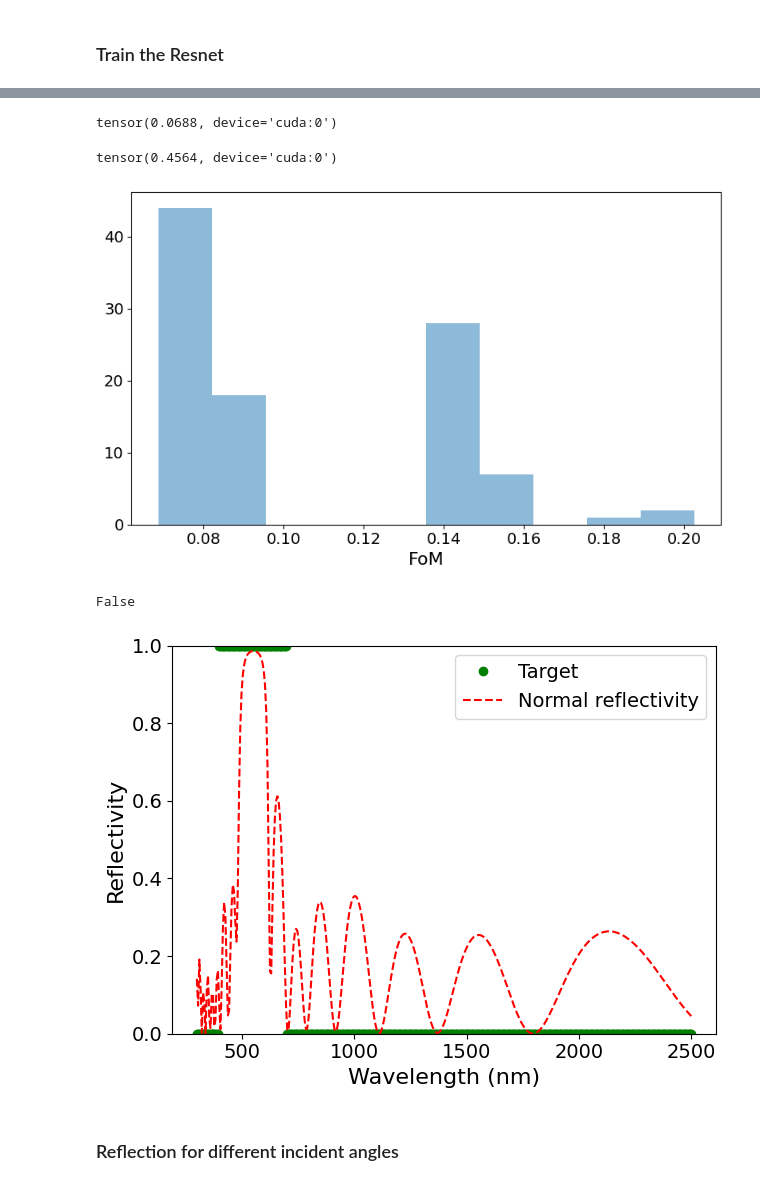
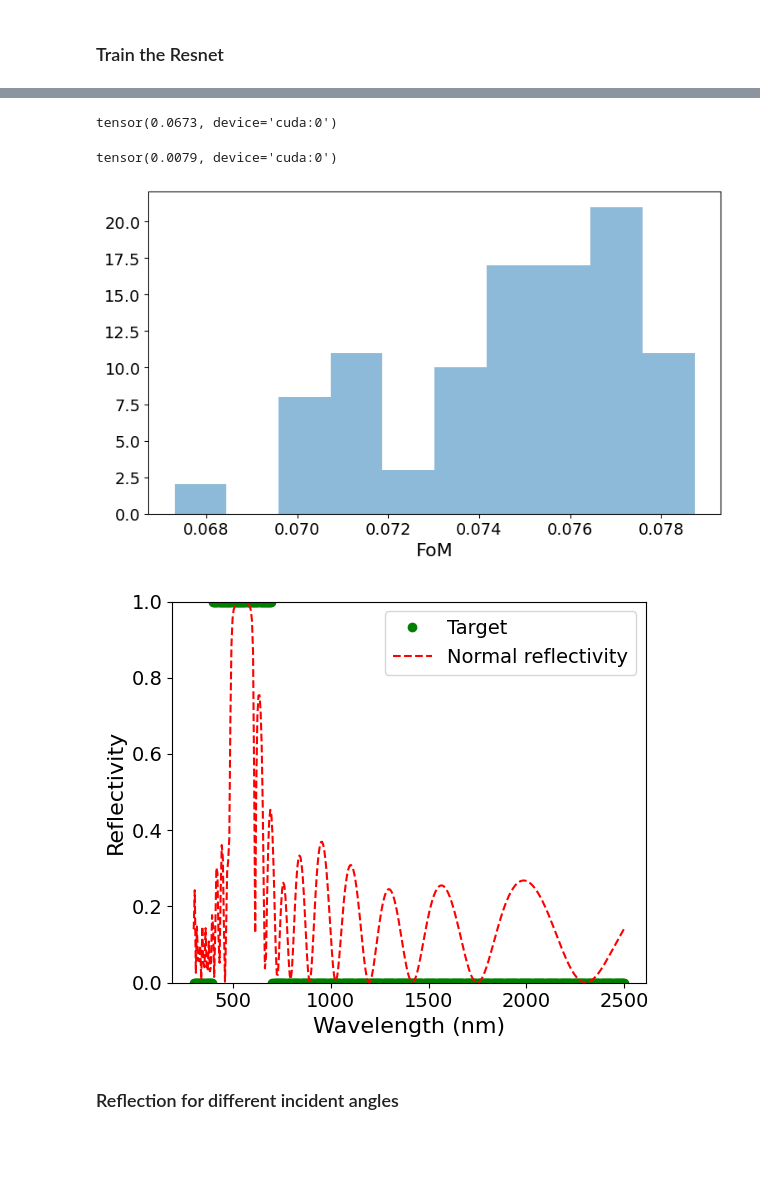
Before and after one commit to FatemeFarhang/GLOnet_for_SDPC, a Jupyter notebook: SDPC_optim.ipynb, the cells around one changed output, grey strips where cells are left out. Cells and saved outputs as stored; diff of their text form; code cells hidden in the pictures; blank space fills up the shorter version.

```diff
--- a/SDPC_optim.ipynb
+++ b/SDPC_optim.ipynb
@@ -77,9 +95,10 @@ params.k =  2 * math.pi / torch.cat([torch.linspace(0.3, Vis[0], 10), torch.lins
 params.theta = torch.tensor([0.])
 params.n_top = torch.tensor([1.])
 params.n_bot = torch.tensor([1.])
-params.max_l = 8
+# params.max_l = 8
 params.thicknesses = torch.tensor([.07, .08, .1])
 
+params.nums = torch.linspace(2, 21, 20, dtype=torch.int)
 params.user_define = False
 ## choose from material database
 params.materials = ['SiN', 'SiO2']
@@ -89,22 +108,22 @@ params.n_database = params.matdatabase.interp_wv(2 * math.pi/params.k) # number
 params.target_reflection = torch.zeros(params.k.size(0))#torch.ones((1, params.k.size(0), 1, 1)) # 1 x number of frequencies x number of angles x (number of pol or 1)
 params.target_reflection[10:60] = 1
 params.thickness_sup = 0.3 # [um]
-params.alpha_sup = 4
+params.alpha_sup = .0001
 
 # params.net = 'DNN'
 params.res_layers = 8
 params.res_dim = 64
-params.noise_dim = 16
+params.noise_dim = 4
 
-params.lr = 0.001
+params.lr = 0.01
 params.beta1 = 0.9
-params.beta2 = 0.99
-params.weight_decay = 0.0001
-params.step_size = 20000
+params.beta2 = 0.95
+params.weight_decay = 0.001
+params.step_size = 10000
 params.gamma = 0.5
-params.numIter = 50
-params.batch_size = 200
-params.sigma = 0.5
+params.numIter = 300
+params.batch_size = 30
+params.sigma = 0.2
 # %% [markdown]
 ### Dispersion input data for $SiO_{2}$ and $SiN$
 # %%
@@ -167,53 +189,49 @@ with torch.no_grad():
 
     m_opt = m[opt_idx]
     b_opt = b[opt_idx]
-b_opt
+b_opt[0]
     # mat_opt = [params.materials[result_mat[opt_idx, i]] for i in range(result_mat.size(1))]
 # %% [output]
-tensor(0.0688, device='cuda:0')
+tensor(0.0673, device='cuda:0')
-tensor(0.4564, device='cuda:0')
+tensor(0.0079, device='cuda:0')
-[figure, old version]
+[figure, new version]
-# %%
-params.thicknesses.is_cuda
-# %% [output]
-False
 # %%
 params.k_test = 2 * math.pi / torch.linspace(0.3, 2.5, 400)
 params.theta_test = params.theta #torch.linspace(0, math.pi/2.25, 200)
 reflection_opt = TMM_solver(m[opt_idx].unsqueeze(-1),
                    n[opt_idx].unsqueeze(-1),
                    b[opt_idx].unsqueeze(-1),
-                   thickness = params.thicknesses.cuda(),
-                   refractive_indices = params.matdatabase.interp_wv(2 * math.pi/params.k_test).cuda(),
+                   thickness = params.thicknesses,
+                   refractive_indices = params.matdatabase.interp_wv(2 * math.pi/params.k_test),
                    n_bot = params.n_bot.cuda(),
                    n_top = params.n_top.cuda(),
                    k = params.k_test.cuda(),
                 #    inc_angles = params.theta_test,
                    theta = params.theta.cuda(),
                    pol = 'TM')
 
 # params.target_reflection = torch.zeros((1, params.k_test.size(0), 1, 1)) # 1 x number of frequencies x number of angles x (number of pol or 1)
 dx = (2.5-0.3)/400
 idx_start = round((Vis[0]-0.3)/dx)
 idx_end = round((Vis[1]-0.3)/dx)
 # params.target_reflection[:, idx_start:idx_end, :, :] = 1
 
 # dtheta = params.theta_test[1] - params.theta_test[0]
 # aver_reflection = torch.sum(reflection_opt.mean(dim=2) * torch.sin(2 * params.theta_test).view(1,-1), dim=1) * dtheta
 
 # plot
 plt.plot(2*math.pi/params.k_test*1000, params.target_reflection, 'go')
 plt.plot(2*math.pi/params.k_test*1000, reflection_opt.cpu().view(-1), '--r', )
 # plt.plot(2*math.pi/params.k_test*1000, aver_reflection.view(-1).numpy(), '-b')
 plt.ylabel('Reflectivity', fontsize=16)
 plt.xlabel('Wavelength (nm)', fontsize=16)
 plt.ylim(0, 1)
 plt.xticks(fontsize=14)
 plt.yticks(fontsize=14)
 plt.legend(['Target','Normal reflectivity', 'Average reflectivity'], fontsize = 14)
 plt.savefig('Fig4b.png', dpi=300)
 # %% [output]
-[figure, old version]
+[figure, new version]
 # %% [markdown]
 ### Reflection for different incident angles
 # %%
```
Also changed, not shown: parts of 7 cells of this notebook, 4 other files.
